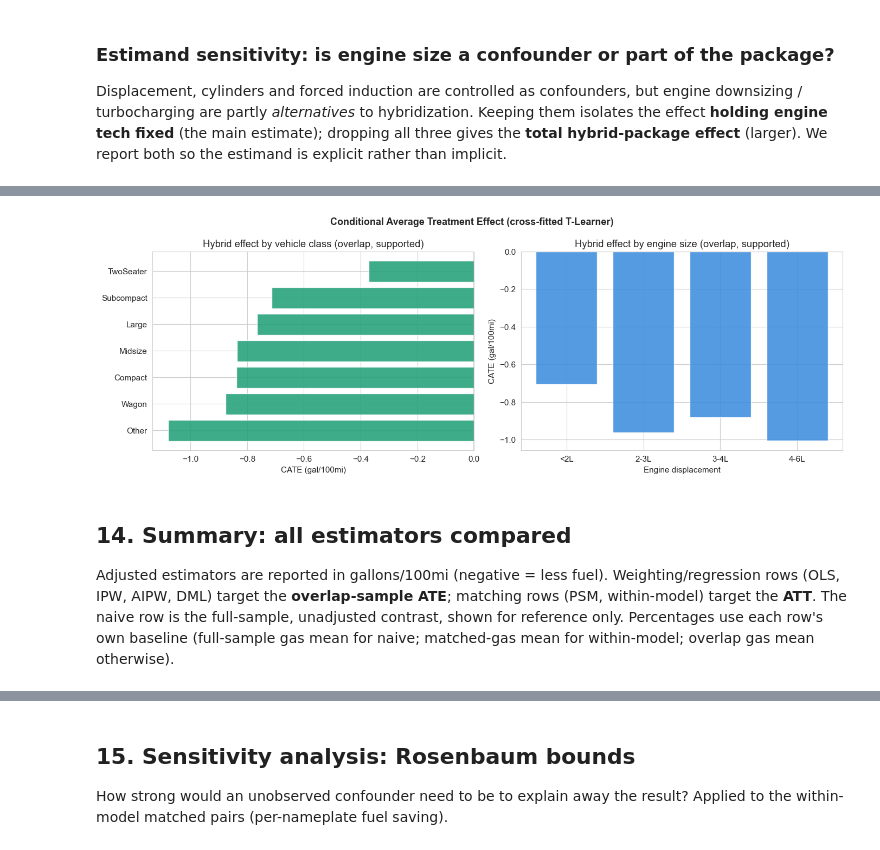
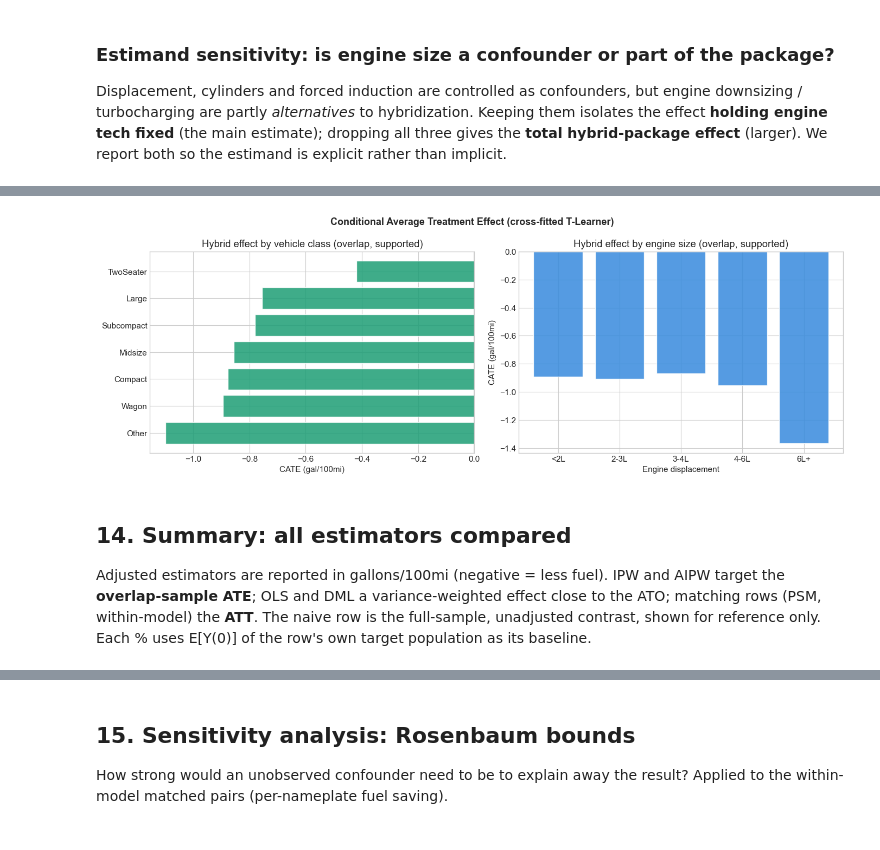
Before and after one commit to firefly1248/hybrid-causal-inference, a Jupyter notebook: hybrid_causal_inference.ipynb, the cells around one changed output, grey strips where cells are left out. Cells and saved outputs as stored; diff of their text form; code cells hidden in the pictures.

```diff
--- a/hybrid_causal_inference.ipynb
+++ b/hybrid_causal_inference.ipynb
@@ -131,7 +128,6 @@ After treatment/fuel filter: 29,512 vehicles
 vehicle specs add no information but would inflate n and shrink CIs. We drop exact
 duplicates on the vehicle-defining fields.
 # %%
-# Simplify vehicle class
 class_map = {
     'Compact Cars': 'Compact',
     'Subcompact Cars': 'Subcompact',
@@ -144,22 +140,19 @@ class_map = {
 }
 df['vclass_simple'] = df['VClass'].map(class_map).fillna('Other')
 
-# Simplify drive type
 drive_map = {
     'Front-Wheel Drive': 'FWD',
     'Rear-Wheel Drive': 'RWD',
     '4-Wheel or All-Wheel Drive': 'AWD',
     'All-Wheel Drive': 'AWD',
     '4-Wheel Drive': 'AWD',
-    '2-Wheel Drive': 'FWD',
+    '2-Wheel Drive': 'RWD',   # only 1999-2006 truck-based models (Tahoe, F150, ...)
     'Part-time 4-Wheel Drive': 'AWD'
 }
 df['drive_simple'] = df['drive'].map(drive_map).fillna('Other')
 
-# Forced induction (turbo/supercharger) as a confounder: turbo prevalence differs by
-# group (on recent model years hybrids are actually MORE turbocharged, because EPA's
-# "Hybrid" class now includes turbo 48V mild hybrids), and forced induction is an
-# alternative efficiency technology that affects fuel use.
+# Forced induction: an alternative efficiency technology, and common among recent
+# 48V mild hybrids, so it differs by group and affects fuel use.
 df['turbo'] = ((df['tCharger'] == 'T') | (df['sCharger'] == 'S')).astype(int)
 
 num_cov = ['displ', 'cylinders', 'year', 'turbo']
@@ -794,0 +710,20 @@ CATE by engine displacement (overlap sample, hybrid-supported bins):
+# %%
+MIN_TREATED = 15   # report only subgroups with at least this many hybrids
+
+cate_df = ov_df.assign(
+    cate=cate_ov,
+    displ_bin=pd.cut(ov_df['displ'], bins=[0, 2, 3, 4, 6, 10], right=False,
+                     labels=['<2L', '2-3L', '3-4L', '4-6L', '6L+']))
+
+
+def cate_by(col):
+    g = cate_df.groupby(col, observed=True).agg(
+        cate=('cate', 'mean'), n=('cate', 'size'), hybrids=('is_hybrid', 'sum'))
+    return g[g['hybrids'] >= MIN_TREATED]
+
+
+cate_cls = cate_by('vclass_simple').sort_values('cate')
+cate_disp = cate_by('displ_bin')
+print("CATE (gal/100mi, negative = saves fuel; overlap sample, hybrid-supported groups)\n")
+print(cate_cls.round(2).to_string(), '\n')
+print(cate_disp.round(2).to_string())
@@ -795,43 +750,31 @@ CATE by engine displacement (overlap sample, hybrid-supported bins):
 # %%
-hyb_by_cls = cate_df[cate_df['is_hybrid'] == 1].groupby('vclass_simple').size()
-hyb_by_disp = cate_df[cate_df['is_hybrid'] == 1].groupby('displ_bin', observed=True).size()
-
 fig, axes = plt.subplots(1, 2, figsize=(14, 5))
-cate_cls = cate_df.groupby('vclass_simple')['cate'].agg(['mean', 'count'])
-cate_cls['hyb'] = hyb_by_cls.reindex(cate_cls.index).fillna(0)
-cate_cls = cate_cls[(cate_cls['count'] > 20) & (cate_cls['hyb'] >= MIN_TREATED)].sort_values('mean')
-axes[0].barh(cate_cls.index, cate_cls['mean'], color=GREEN, edgecolor='white', alpha=0.85)
+axes[0].barh(cate_cls.index, cate_cls['cate'], color=GREEN, edgecolor='white', alpha=0.85)
 axes[0].set_xlabel('CATE (gal/100mi)')
 axes[0].set_title('Hybrid effect by vehicle class (overlap, supported)')
 axes[0].axvline(0, color='gray', alpha=0.3)
 
-cate_disp = cate_df.groupby('displ_bin', observed=True)['cate'].agg(['mean', 'count'])
-cate_disp['hyb'] = hyb_by_disp.reindex(cate_disp.index).fillna(0)
-cate_disp = cate_disp[(cate_disp['count'] > 10) & (cate_disp['hyb'] >= MIN_TREATED)]
-axes[1].bar(range(len(cate_disp)), cate_disp['mean'], color=BLUE, edgecolor='white', alpha=0.85)
-axes[1].set_xticks(range(len(cate_disp)))
-axes[1].set_xticklabels(cate_disp.index)
+axes[1].bar(cate_disp.index.astype(str), cate_disp['cate'], color=BLUE, edgecolor='white', alpha=0.85)
 axes[1].set_xlabel('Engine displacement')
 axes[1].set_ylabel('CATE (gal/100mi)')
 axes[1].set_title('Hybrid effect by engine size (overlap, supported)')
 axes[1].axhline(0, color='gray', alpha=0.3)
 
 plt.suptitle('Conditional Average Treatment Effect (cross-fitted T-Learner)',
              fontsize=13, fontweight='bold')
 plt.tight_layout()
 plt.savefig('04_cate_analysis.png', dpi=150, bbox_inches='tight')
 plt.show()
 # %% [output]
-[figure, old version]
+[figure, new version]
 # %% [markdown]
 ## 14. Summary: all estimators compared
 
 Adjusted estimators are reported in gallons/100mi (negative = less fuel).
-Weighting/regression rows (OLS, IPW, AIPW, DML) target the **overlap-sample ATE**;
-matching rows (PSM, within-model) target the **ATT**. The naive row is the
-full-sample, unadjusted contrast, shown for reference only. Percentages use each
-row's own baseline (full-sample gas mean for naive; matched-gas mean for
-within-model; overlap gas mean otherwise).
+IPW and AIPW target the **overlap-sample ATE**; OLS and DML a variance-weighted
+effect close to the ATO; matching rows (PSM, within-model) the **ATT**. The naive
+row is the full-sample, unadjusted contrast, shown for reference only. Each % uses
+E[Y(0)] of the row's own target population as its baseline.
 # %%
 results = pd.DataFrame({
     'Estimator': [
```
Also changed, not shown: parts of 46 cells of this notebook, 10 other files.
